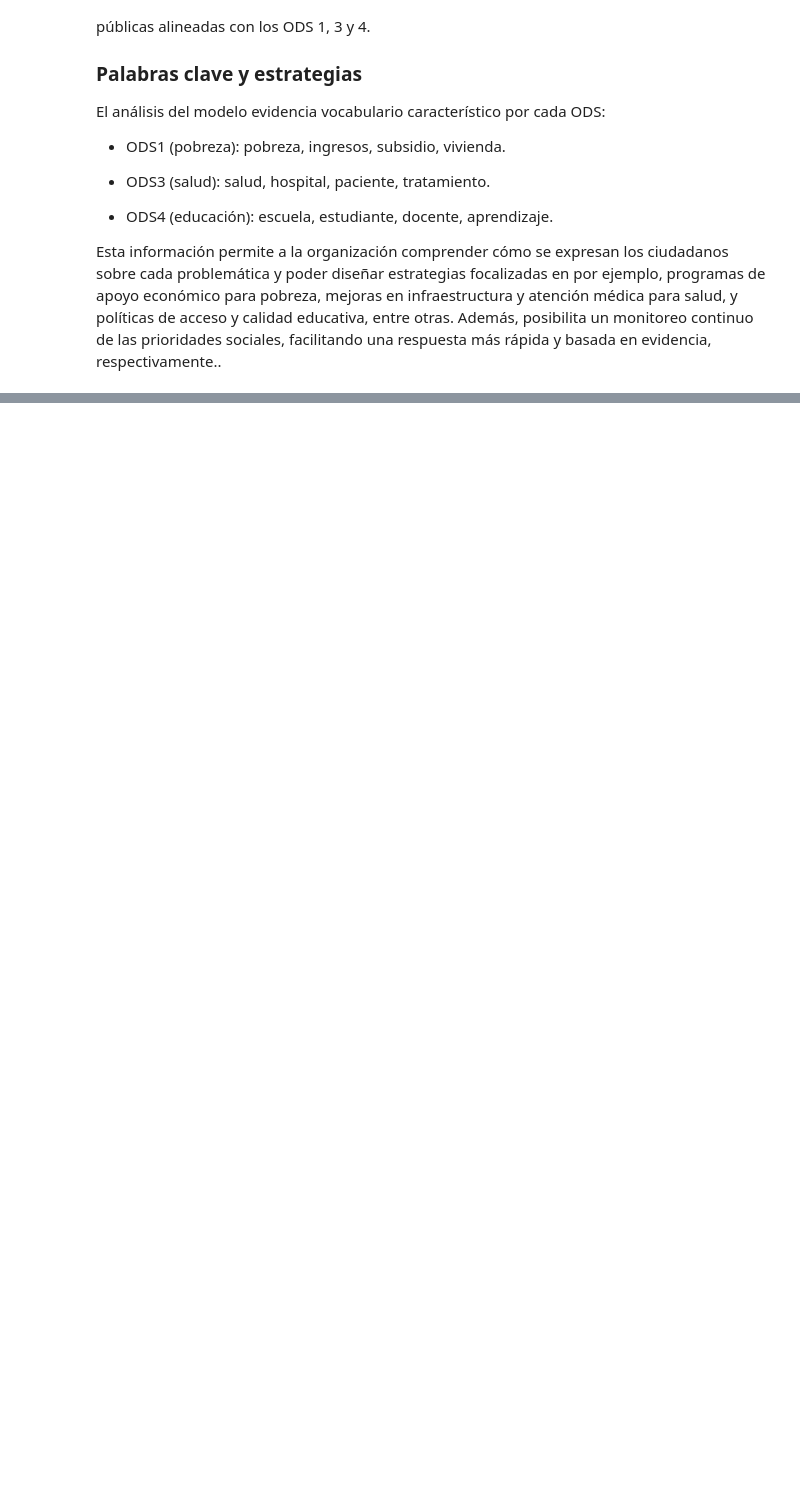
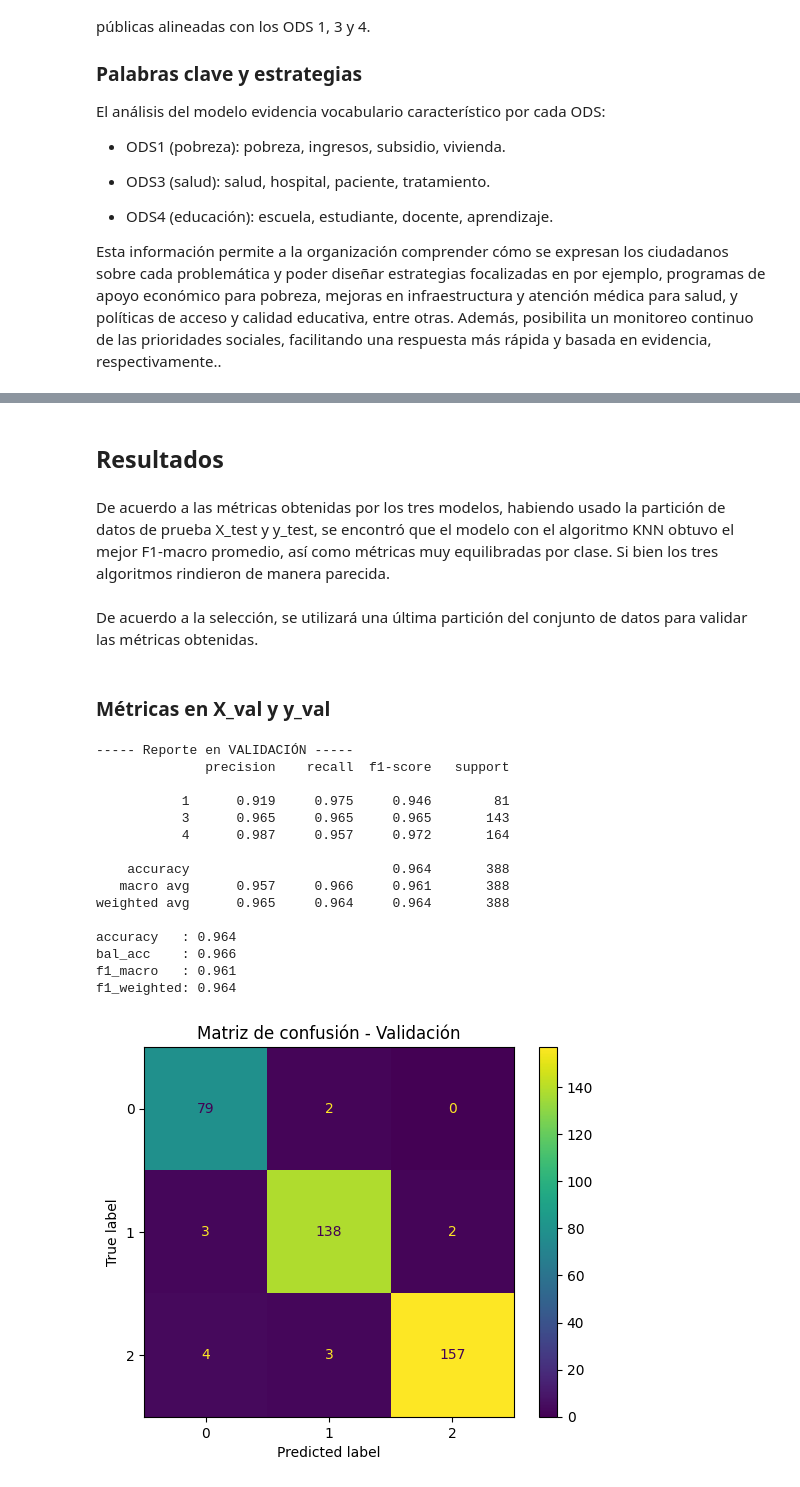
Before and after one commit to afgomezg1/Proyecto1-BI, a Jupyter notebook: proyecto1_etapa1.ipynb, the cells around one changed output, grey strips where cells are left out. Drawn from its saved outputs; the diff is of its cells as text; code cells hidden in the pictures; blank space fills up the shorter version.

Commit message:
resultados incisos a y b

```diff
--- a/proyecto1_etapa1.ipynb
+++ b/proyecto1_etapa1.ipynb
@@ -938,0 +1232,57 @@ Esta información permite a la organización comprender cómo se expresan los ci
+# %% [markdown]
+## **Resultados**
+# %% [markdown]
+De acuerdo a las métricas obtenidas por los tres modelos, habiendo usado la partición de datos de prueba X_test y y_test, se encontró que el modelo con el algoritmo KNN obtuvo el mejor F1-macro promedio, así como métricas muy equilibradas por clase. Si bien los tres algoritmos rindieron de manera parecida.
+# %% [markdown]
+De acuerdo a la selección, se utilizará una última partición del conjunto de datos para validar las métricas obtenidas.
+# %% [markdown]
+### Métricas en X_val y y_val
+# %%
+from sklearn.metrics import (
+    classification_report, accuracy_score, balanced_accuracy_score,
+    f1_score, confusion_matrix, ConfusionMatrixDisplay
+)
+import matplotlib.pyplot as plt
+
+best_model = best_knn
+
+# Predicción en validación
+y_val_pred = best_model.predict(X_val)
+
+# Reporte completo
+print("----- Reporte en VALIDACIÓN -----")
+print(classification_report(y_val, y_val_pred, digits=3))
+
+acc  = accuracy_score(y_val, y_val_pred)
+bacc = balanced_accuracy_score(y_val, y_val_pred)
+f1m  = f1_score(y_val, y_val_pred, average="macro")
+f1w  = f1_score(y_val, y_val_pred, average="weighted")
+
+print(f"accuracy   : {acc:.3f}")
+print(f"bal_acc    : {bacc:.3f}")
+print(f"f1_macro   : {f1m:.3f}")
+print(f"f1_weighted: {f1w:.3f}")
+
+# Matriz de confusión
+cm = confusion_matrix(y_val, y_val_pred)
+disp = ConfusionMatrixDisplay(confusion_matrix=cm)
+disp.plot(values_format="d", cmap="viridis")
+plt.title("Matriz de confusión - Validación")
+plt.show()
+# %% [output]
+----- Reporte en VALIDACIÓN -----
+              precision    recall  f1-score   support
+
+           1      0.919     0.975     0.946        81
+           3      0.965     0.965     0.965       143
+           4      0.987     0.957     0.972       164
+
+    accuracy                          0.964       388
+   macro avg      0.957     0.966     0.961       388
+weighted avg      0.965     0.964     0.964       388
+
+accuracy   : 0.964
+bal_acc    : 0.966
+f1_macro   : 0.961
+f1_weighted: 0.964
+[figure, added]
```
Also changed, not shown: parts of 11 cells of this notebook, 10 other files.
